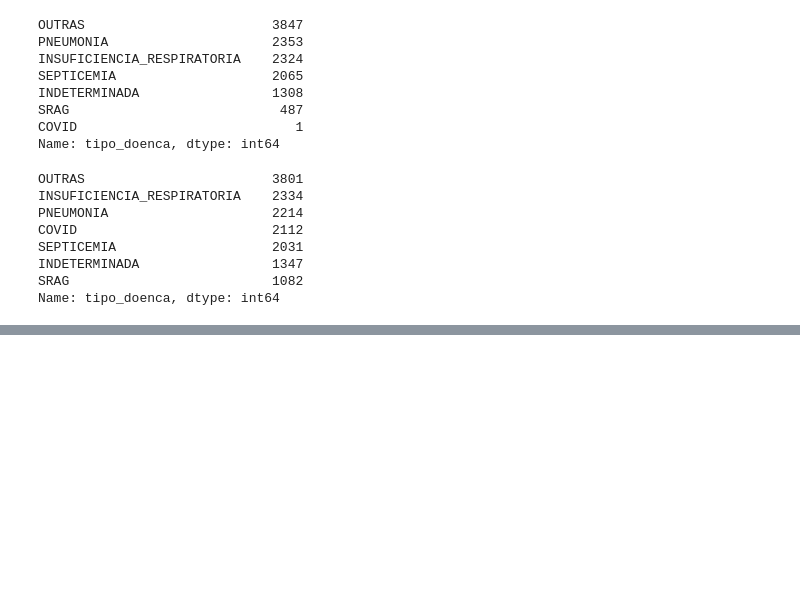
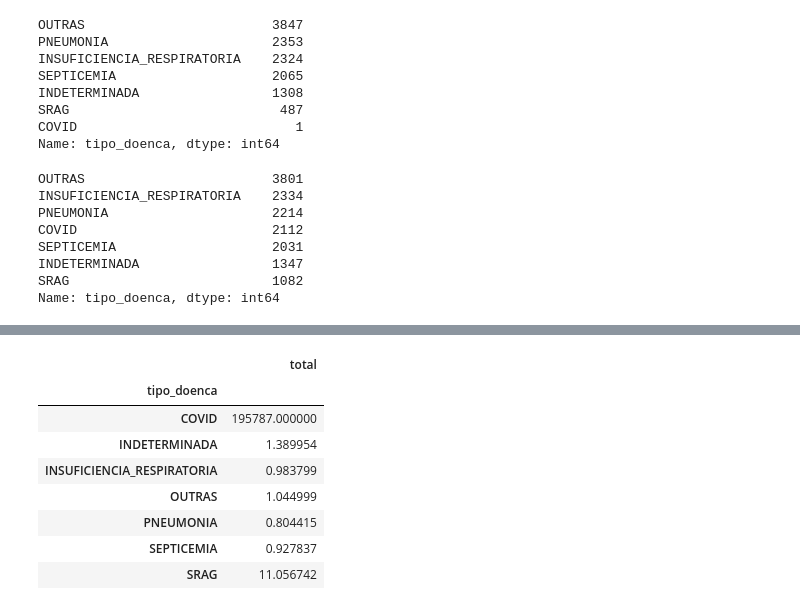
Before and after one commit to GuilhermeRuy97/BootcampDataScience, a Jupyter notebook: analise_covid/notebooks/analise_obitos_covid.ipynb, the cells around one changed output, grey strips where cells are left out. Cells and saved outputs as stored; diff of their text form; code cells hidden in the pictures; blank space fills up the shorter version.

```diff
--- a/analise_covid/notebooks/analise_obitos_covid.ipynb
+++ b/analise_covid/notebooks/analise_obitos_covid.ipynb
@@ -71,0 +96,13 @@ Name: tipo_doenca, dtype: int64
+# %%
+proporcao = total_obitos_2020 / total_obitos_2019
+proporcao
+# %% [output]
+|  | total |
+| tipo_doenca |  |
+| COVID | 195787.000000 |
+| INDETERMINADA | 1.389954 |
+| INSUFICIENCIA_RESPIRATORIA | 0.983799 |
+| OUTRAS | 1.044999 |
+| PNEUMONIA | 0.804415 |
+| SEPTICEMIA | 0.927837 |
+| SRAG | 11.056742 |
```
Also changed, not shown: parts of 7 cells of this notebook.
